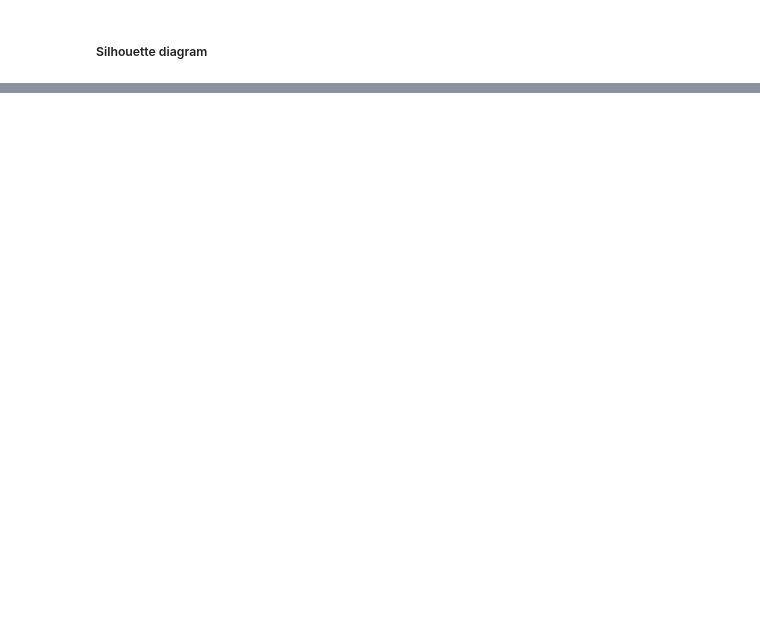
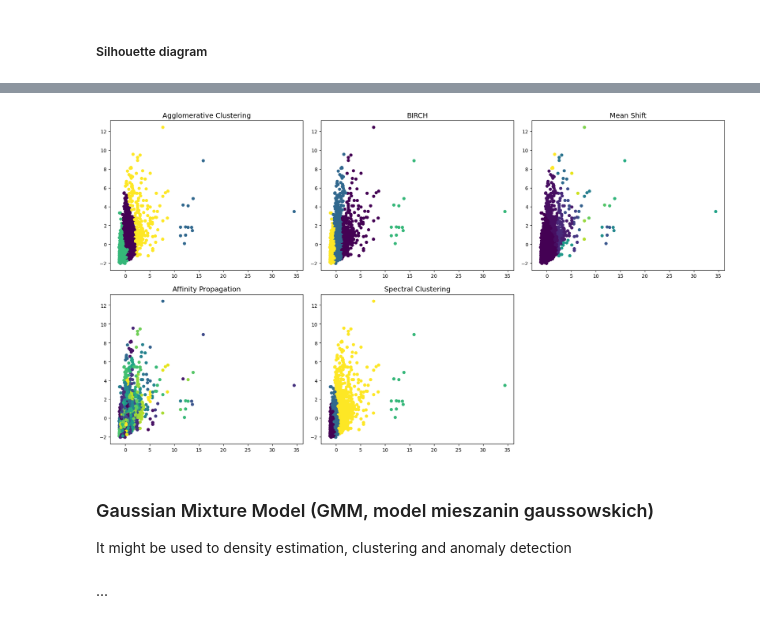
Before and after one commit to MichauJ/Learning-ML, a Jupyter notebook: Clustering exercises.ipynb, the cells around one changed output, grey strips where cells are left out. Drawn from its saved outputs; the diff is of its cells as text; code cells hidden in the pictures; blank space fills up the shorter version.

```diff
--- a/Clustering exercises.ipynb
+++ b/Clustering exercises.ipynb
@@ -332,0 +355,19 @@ plt.show()
+# %%
+X_scaled = StandardScaler().fit_transform(X)
+# Define a range of epsilon values to test
+eps_values = np.arange(0.1, 1.5, 0.1)
+best_eps = None
+best_score = -1
+# Perform cross-validation using silhouette score
+for eps in eps_values:
+    dbscan = DBSCAN(eps=eps, min_samples=5)
+    labels = dbscan.fit_predict(X_scaled)
+    # Only compute silhouette score if more than 1 cluster is found
+    n_clusters = len(set(labels)) - (1 if -1 in labels else 0)
+    if n_clusters > 1:
+        score = silhouette_score(X_scaled, labels)
+        if score > best_score:
+            best_score = score
+            best_eps = eps
+print(f"Best epsilon: {best_eps}")
+print(f"Best silhouette score: {best_score}")
@@ -332,0 +394,35 @@ plt.show()
+# %%
+# Generate synthetic dataset
+#X, _ = make_blobs(n_samples=500, centers=4, cluster_std=1.0, random_state=42)
+
+# Define clustering algorithms
+clustering_algorithms = {
+    "Agglomerative Clustering": AgglomerativeClustering(n_clusters=4),
+    "BIRCH": Birch(n_clusters=4),
+    "Mean Shift": MeanShift(),
+    "Affinity Propagation": AffinityPropagation(damping=0.9, random_state=42),
+    "Spectral Clustering": SpectralClustering(n_clusters=4, affinity='nearest_neighbors', assign_labels='kmeans', random_state=42)
+}
+
+# Plotting
+fig, axes = plt.subplots(2, 3, figsize=(18, 10))
+axes = axes.flatten()
+
+for i, (name, algorithm) in enumerate(clustering_algorithms.items()):
+    labels = algorithm.fit_predict(X)
+    axes[i].scatter(X_scaled[:, 0], X_scaled[:, 1], c=labels, cmap='viridis', s=30)
+    axes[i].set_title(name)
+
+# Hide the last subplot if unused
+if len(clustering_algorithms) < len(axes):
+    axes[-1].axis('off')
+
+plt.tight_layout()
+plt.show()
+# %% [output]
+[figure, added]
+# %% [markdown]
+### Gaussian Mixture Model (GMM, model mieszanin gaussowskich)
+It might be used to density estimation, clustering and anomaly detection
+# %% [markdown]
+...
```
Also changed, not shown: parts of 18 cells of this notebook.
